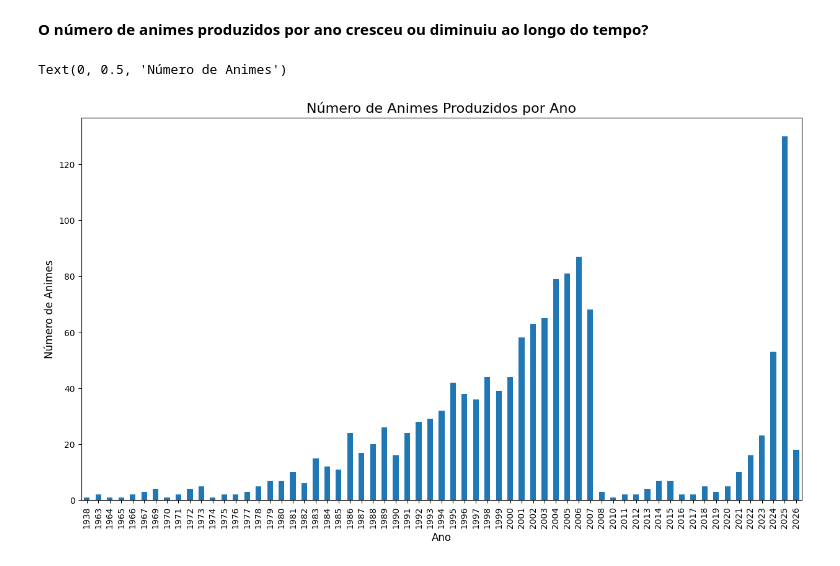
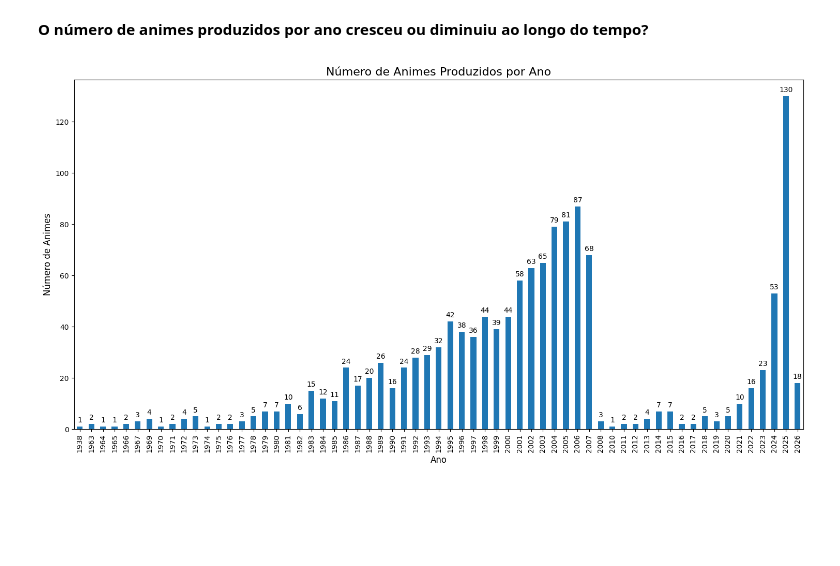
Before and after one commit to Lariiuki/Aprendizado-de-maquina, a Jupyter notebook: Projeto_DeepLearning_Grupo12.ipynb, the cells around one changed output. Drawn from its saved outputs; the diff is of its cells as text; code cells hidden in the pictures; blank space fills up the shorter version.

```diff
--- a/Projeto_DeepLearning_Grupo12.ipynb
+++ b/Projeto_DeepLearning_Grupo12.ipynb
@@ -269,6 +371,6 @@ Número de valores ausentes na coluna 'score' após a imputação:
 np.int64(0)
 # %%
 #fazer mais um dataset com as colunas que iremos utilizar
-df_anime_v2 = df_anime[['title', 'aired_from', 'aired_to', 'synopsis', 'status', 'episodes', 'rating', 'rank', 'popularity', 'members', 'favorites', 'score', 'scored_by', 'genres', 'themes', 'demographics']]
+df_anime_v2 = df_anime[['title', 'aired_from', 'synopsis', 'status', 'episodes', 'rating', 'rank', 'popularity', 'members', 'favorites', 'score', 'scored_by', 'genres', 'themes', 'demographics']]
 df_anime_v2.head()
 # %% [output]
@@ -365,0 +557,21 @@ memory usage: 1.4+ MB
+# %%
+num_cols = df_anime_filtered_demographics.select_dtypes(include='number').columns.tolist()
+corr = df_anime_filtered_demographics[num_cols].corr()
+
+plt.figure(figsize=(6,5))
+plt.imshow(corr, interpolation='nearest')
+plt.title("Matriz de Correlação")
+plt.colorbar()
+plt.xticks(ticks=range(len(num_cols)), labels=num_cols, rotation=90)
+plt.yticks(ticks=range(len(num_cols)), labels=num_cols)
+plt.tight_layout()
+plt.show()
+
+pairs = []
+for i in range(len(num_cols)):
+    for j in range(i+1, len(num_cols)):
+        pairs.append((num_cols[i], num_cols[j], corr.iloc[i, j]))
+pairs_sorted = sorted(pairs, key=lambda x: abs(x[2]), reverse=True)[:3]
+print("Resposta P3: Maiores correlações (valor absoluto):")
+for a,b,v in pairs_sorted:
+    print(f" - {a} x {b}: {v:.2f}")
@@ -401,24 +801,25 @@ Passing `palette` without assigning `hue` is deprecated and will be removed in v
 **O número de animes produzidos por ano cresceu ou diminuiu ao longo do tempo?**
 # %%
 # O número de animes produzidos por ano cresceu ou diminuiu ao longo do tempo?
-
-import pandas as pd
-import matplotlib.pyplot as plt
-
 # Extrair o ano da coluna 'aired_from'
 df_anime_filtered_demographics = df_anime_filtered_demographics.dropna(subset=['aired_from'])
 df_anime_filtered_demographics['year'] = df_anime_filtered_demographics['aired_from'].dt.year.astype(int)
 
 # Contar o número de animes por ano e ordenar cronologicamente
 anime_por_ano = df_anime_filtered_demographics['year'].value_counts().sort_index()
 
 plt.figure(figsize=(15, 8))
-anime_por_ano.plot(kind='bar')
+ax = anime_por_ano.plot(kind='bar')
+
+for i, valor in enumerate(anime_por_ano):
+    ax.text(i, valor + 1, str(valor), ha='center', va='bottom', fontsize=10)
 
 # Adicionar títulos e rótulos
 plt.title('Número de Animes Produzidos por Ano', fontsize=16)
 plt.xlabel('Ano', fontsize=12)
 plt.ylabel('Número de Animes', fontsize=12)
+
+plt.tight_layout()
+plt.show()
 # %% [output]
-Text(0, 0.5, 'Número de Animes')
-[figure, old version]
+[figure, new version]
```
Also changed, not shown: parts of 45 cells of this notebook.
